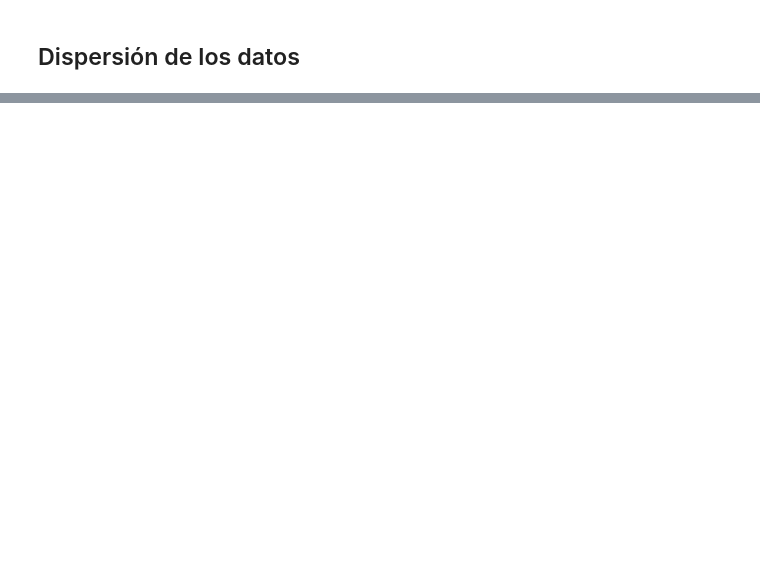
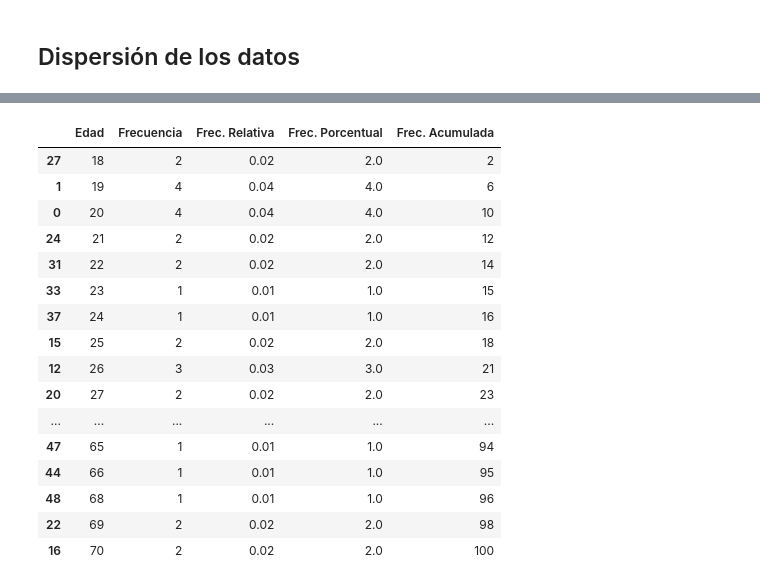
Before and after one commit to EmanuelMmmmmm/Probabilidad, a Jupyter notebook: Unidad 1/ProbyE_U1_p1.ipynb, the cells around one changed output, grey strips where cells are left out. Drawn from its saved outputs; the diff is of its cells as text; code cells hidden in the pictures; blank space fills up the shorter version.

```diff
--- a/Unidad 1/ProbyE_U1_p1.ipynb
+++ b/Unidad 1/ProbyE_U1_p1.ipynb
@@ -285,0 +300,3 @@ plt.show()
+# %%
+df_edades = pd.DataFrame(edades, columns=["Edad"])
+df_edades
@@ -285,0 +317,6 @@ plt.show()
+# %%
+#Calcular la tabla de distribucion de frecuencias
+tabla_frecuencias = df_edades["Edad"].value_counts().reset_index()
+tabla_frecuencias.columns = ["Edad", "Frecuencia"]
+tabla_frecuencias = tabla_frecuencias.sort_values(by = "Edad")
+tabla_frecuencias
@@ -285,0 +341,2 @@ plt.show()
+# %%
+tabla_frecuencias["Frec. Relativa"] = tabla_frecuencias["Frecuencia"] /100
@@ -285,0 +363,4 @@ plt.show()
+# %%
+#Calcular la frecuencia porcentual
+tabla_frecuencias["Frec. Porcentual"] = tabla_frecuencias["Frecuencia"] /100 *100
+tabla_frecuencias
@@ -285,0 +385,23 @@ plt.show()
+# %%
+#Calcular la frecuencia acumulada
+#Agregamos una nueva columna con el calculo
+tabla_frecuencias["Frec. Acumulada"] = tabla_frecuencias["Frecuencia"].cumsum()
+tabla_frecuencias
+# %% [output]
+|  | Edad | Frecuencia | Frec. Relativa | Frec. Porcentual | Frec. Acumulada |
+| 27 | 18 | 2 | 0.02 | 2.0 | 2 |
+| 1 | 19 | 4 | 0.04 | 4.0 | 6 |
+| 0 | 20 | 4 | 0.04 | 4.0 | 10 |
+| 24 | 21 | 2 | 0.02 | 2.0 | 12 |
+| 31 | 22 | 2 | 0.02 | 2.0 | 14 |
+| 33 | 23 | 1 | 0.01 | 1.0 | 15 |
+| 37 | 24 | 1 | 0.01 | 1.0 | 16 |
+| 15 | 25 | 2 | 0.02 | 2.0 | 18 |
+| 12 | 26 | 3 | 0.03 | 3.0 | 21 |
+| 20 | 27 | 2 | 0.02 | 2.0 | 23 |
+| ... | ... | ... | ... | ... | ... |
+| 47 | 65 | 1 | 0.01 | 1.0 | 94 |
+| 44 | 66 | 1 | 0.01 | 1.0 | 95 |
+| 48 | 68 | 1 | 0.01 | 1.0 | 96 |
+| 22 | 69 | 2 | 0.02 | 2.0 | 98 |
+| 16 | 70 | 2 | 0.02 | 2.0 | 100 |
```
Also changed, not shown: parts of 33 cells of this notebook.
